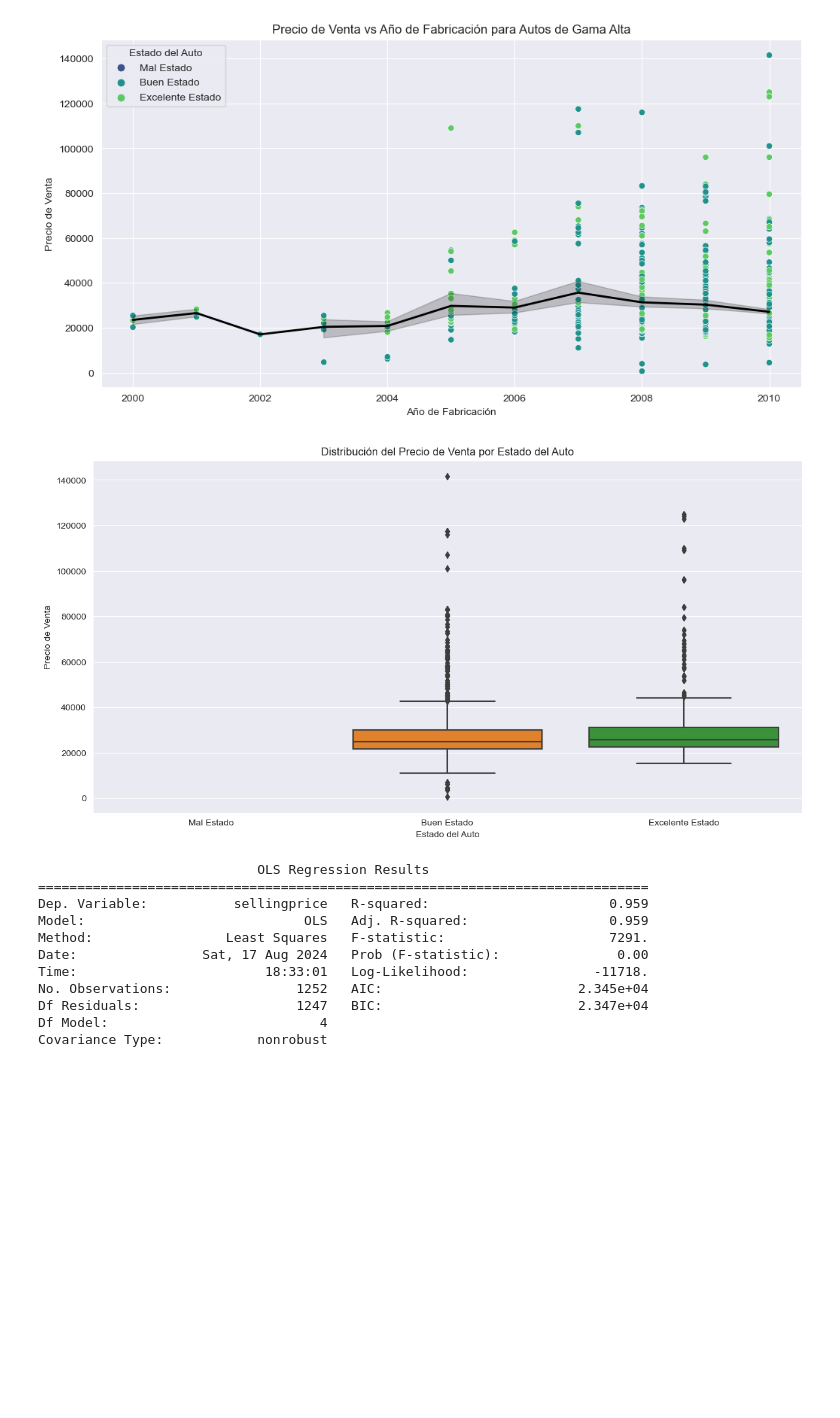
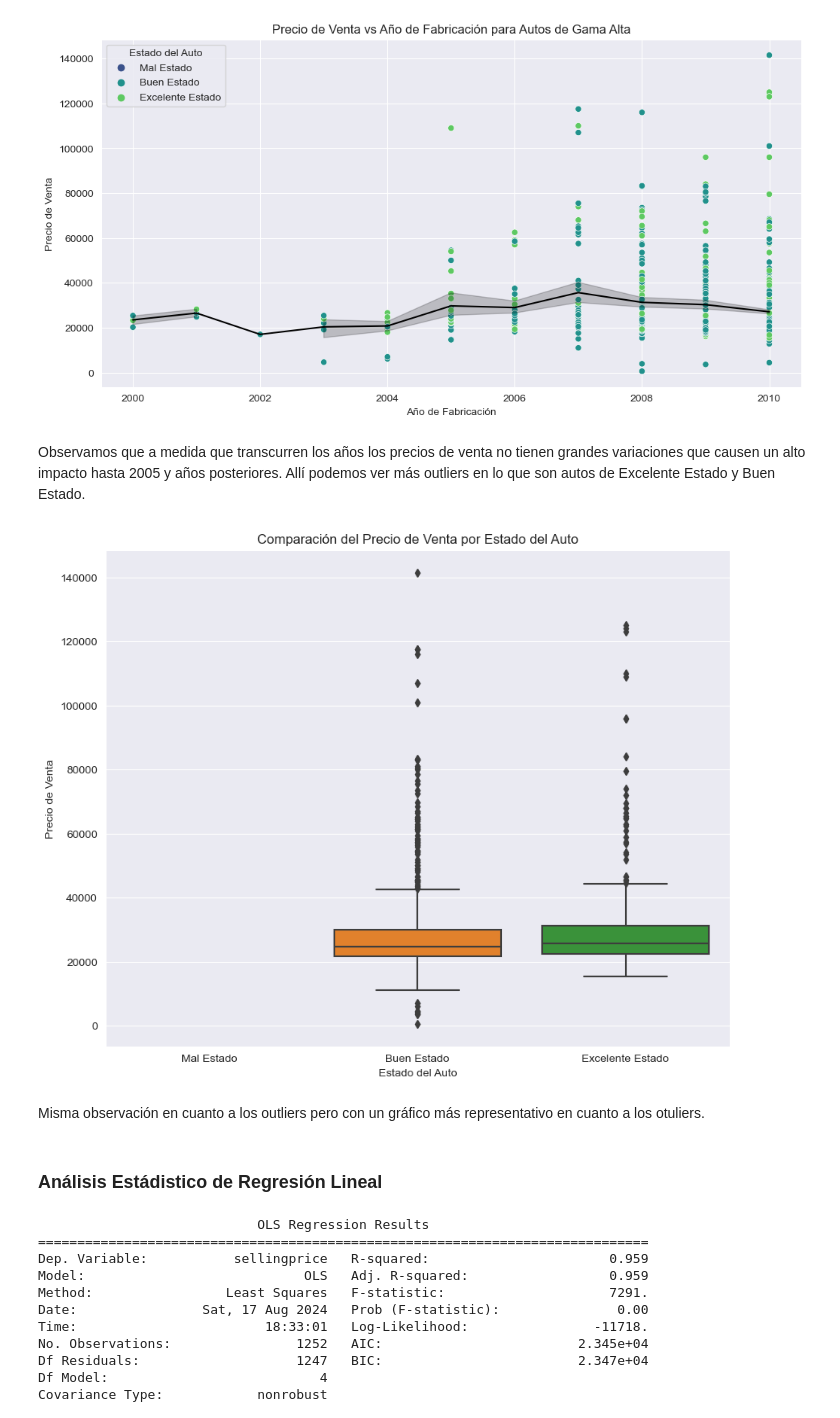
Before and after one commit to maxidom99/DataScience-CoderHouse, a Jupyter notebook: ProyectoDS_ParteI_Dominguez.ipynb, the cells around one changed output. Drawn from its saved outputs; the diff is of its cells as text; code cells hidden in the pictures; blank space fills up the shorter version.

```diff
--- a/ProyectoDS_ParteI_Dominguez.ipynb
+++ b/ProyectoDS_ParteI_Dominguez.ipynb
@@ -515,15 +515,22 @@ plt.legend(title='Estado del Auto')
 plt.show()
 # %% [output]
 [figure]
+# %% [markdown]
+Observamos que a medida que transcurren los años los precios de venta no tienen grandes variaciones que causen un alto impacto hasta 2005 y años posteriores.
+Allí podemos ver más outliers en lo que son autos de Excelente Estado y Buen Estado.
 # %%
-plt.figure(figsize=(14, 7))
+plt.figure(figsize=(10, 8))
 sns.boxplot(x='Estado', y='sellingprice', data=alta_condition)
-plt.title('Distribución del Precio de Venta por Estado del Auto')
+plt.title('Comparación del Precio de Venta por Estado del Auto')
 plt.xlabel('Estado del Auto')
 plt.ylabel('Precio de Venta')
 plt.show()
 # %% [output]
-[figure, old version]
+[figure, new version]
+# %% [markdown]
+Misma observación en cuanto a los outliers pero con un gráfico más representativo en cuanto a los otuliers.
+# %% [markdown]
+### Análisis Estádistico de Regresión Lineal
 # %%
 import statsmodels.api as sm
 
```
Also changed, not shown: parts of 5 cells of this notebook, 1 other file.
